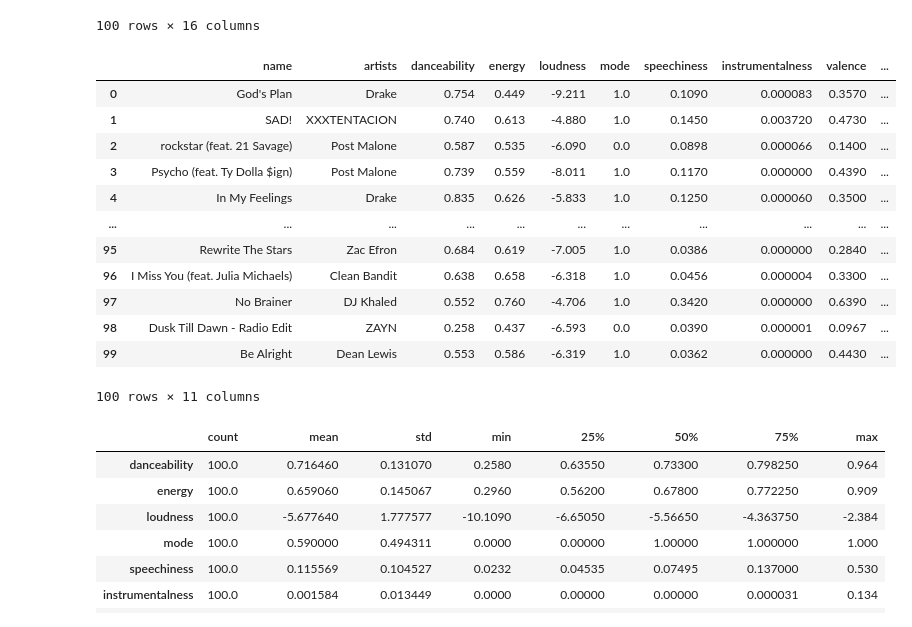
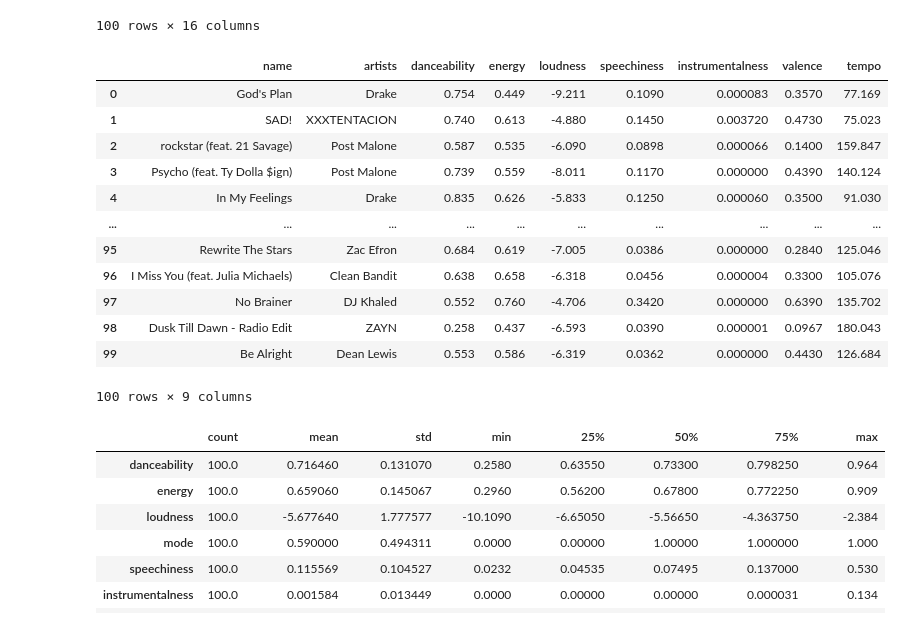
Before and after one commit to lukessmalley/Project-Week-3-Data-Thieves, a Jupyter notebook: your-project/question3.ipynb, the cells around one changed output. Saved outputs shown, nothing was run; the diff lists cells and outputs as text; code cells hidden in the pictures.

```diff
--- a/your-project/question3.ipynb
+++ b/your-project/question3.ipynb
@@ -30,23 +30,23 @@ df
 # %%
 # select revelant columns
 # dropping key and time_signature because of low variance
 # and acousticness and liveness because they are not pertinent to the question
-cols_to_drop = ["id", "key", "time_signature", "acousticness", "liveness"]
+cols_to_drop = ["id", "key", "time_signature", "acousticness", "liveness", "mode", "duration_ms"]
 df_light = df.drop(cols_to_drop, axis=1)
 df_light
 # %% [output]
-|  | name | artists | danceability | energy | loudness | mode | speechiness | instrumentalness | valence | ... |
-| 0 | God's Plan | Drake | 0.754 | 0.449 | -9.211 | 1.0 | 0.1090 | 0.000083 | 0.3570 | ... |
-| 1 | SAD! | XXXTENTACION | 0.740 | 0.613 | -4.880 | 1.0 | 0.1450 | 0.003720 | 0.4730 | ... |
-| 2 | rockstar (feat. 21 Savage) | Post Malone | 0.587 | 0.535 | -6.090 | 0.0 | 0.0898 | 0.000066 | 0.1400 | ... |
-| 3 | Psycho (feat. Ty Dolla $ign) | Post Malone | 0.739 | 0.559 | -8.011 | 1.0 | 0.1170 | 0.000000 | 0.4390 | ... |
-| 4 | In My Feelings | Drake | 0.835 | 0.626 | -5.833 | 1.0 | 0.1250 | 0.000060 | 0.3500 | ... |
-| ... | ... | ... | ... | ... | ... | ... | ... | ... | ... | ... |
-| 95 | Rewrite The Stars | Zac Efron | 0.684 | 0.619 | -7.005 | 1.0 | 0.0386 | 0.000000 | 0.2840 | ... |
-| 96 | I Miss You (feat. Julia Michaels) | Clean Bandit | 0.638 | 0.658 | -6.318 | 1.0 | 0.0456 | 0.000004 | 0.3300 | ... |
-| 97 | No Brainer | DJ Khaled | 0.552 | 0.760 | -4.706 | 1.0 | 0.3420 | 0.000000 | 0.6390 | ... |
-| 98 | Dusk Till Dawn - Radio Edit | ZAYN | 0.258 | 0.437 | -6.593 | 0.0 | 0.0390 | 0.000001 | 0.0967 | ... |
-| 99 | Be Alright | Dean Lewis | 0.553 | 0.586 | -6.319 | 1.0 | 0.0362 | 0.000000 | 0.4430 | ... |
+|  | name | artists | danceability | energy | loudness | speechiness | instrumentalness | valence | tempo |
+| 0 | God's Plan | Drake | 0.754 | 0.449 | -9.211 | 0.1090 | 0.000083 | 0.3570 | 77.169 |
+| 1 | SAD! | XXXTENTACION | 0.740 | 0.613 | -4.880 | 0.1450 | 0.003720 | 0.4730 | 75.023 |
+| 2 | rockstar (feat. 21 Savage) | Post Malone | 0.587 | 0.535 | -6.090 | 0.0898 | 0.000066 | 0.1400 | 159.847 |
+| 3 | Psycho (feat. Ty Dolla $ign) | Post Malone | 0.739 | 0.559 | -8.011 | 0.1170 | 0.000000 | 0.4390 | 140.124 |
+| 4 | In My Feelings | Drake | 0.835 | 0.626 | -5.833 | 0.1250 | 0.000060 | 0.3500 | 91.030 |
+| ... | ... | ... | ... | ... | ... | ... | ... | ... | ... |
+| 95 | Rewrite The Stars | Zac Efron | 0.684 | 0.619 | -7.005 | 0.0386 | 0.000000 | 0.2840 | 125.046 |
+| 96 | I Miss You (feat. Julia Michaels) | Clean Bandit | 0.638 | 0.658 | -6.318 | 0.0456 | 0.000004 | 0.3300 | 105.076 |
+| 97 | No Brainer | DJ Khaled | 0.552 | 0.760 | -4.706 | 0.3420 | 0.000000 | 0.6390 | 135.702 |
+| 98 | Dusk Till Dawn - Radio Edit | ZAYN | 0.258 | 0.437 | -6.593 | 0.0390 | 0.000001 | 0.0967 | 180.043 |
+| 99 | Be Alright | Dean Lewis | 0.553 | 0.586 | -6.319 | 0.0362 | 0.000000 | 0.4430 | 126.684 |
-100 rows × 11 columns
+100 rows × 9 columns
 # %%
 # calculate averages of each metric
```
Also changed, not shown: parts of 11 cells of this notebook, 10 other files.
